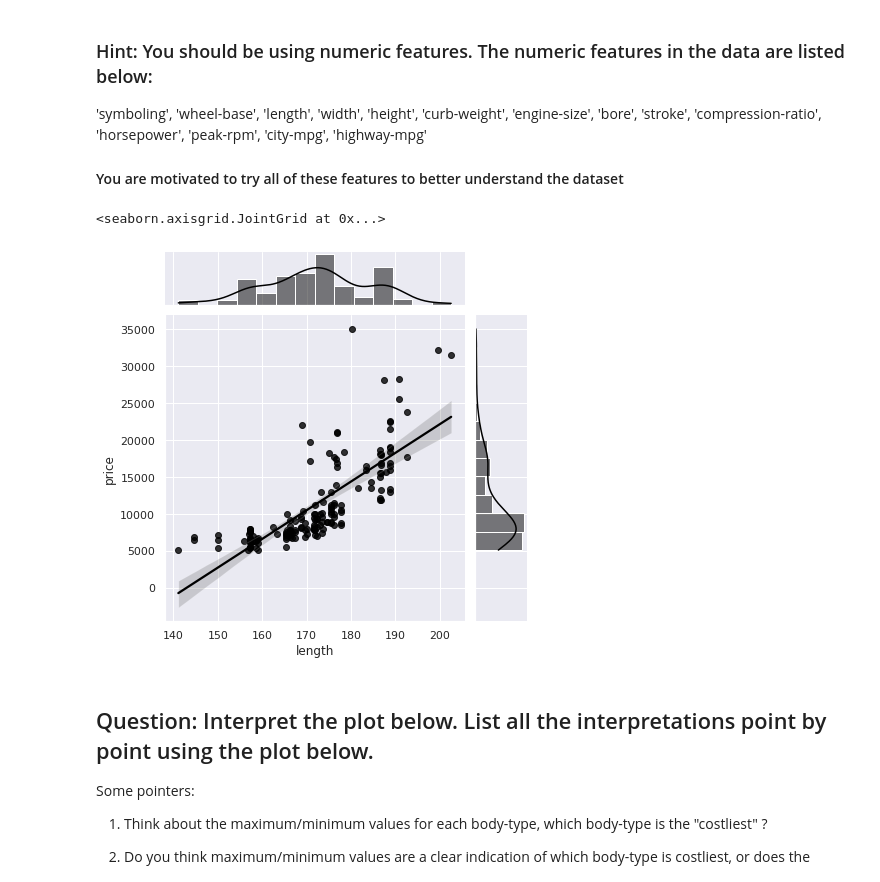
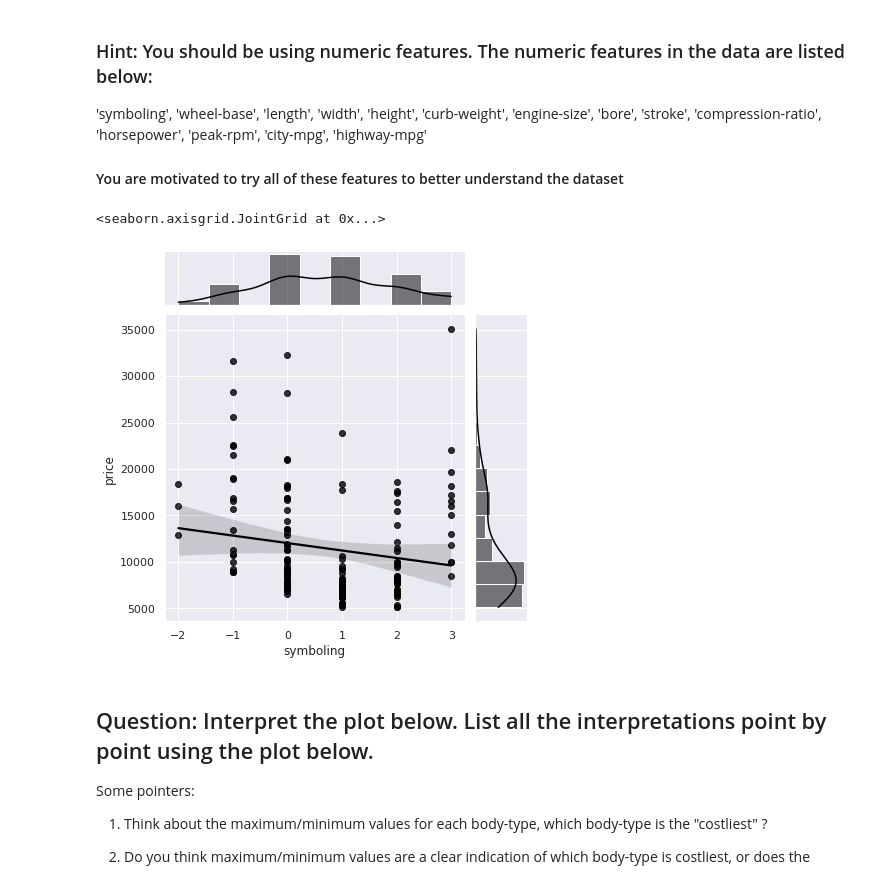
Before and after one commit to SaiSruthi91/Module2-Lab1, a Jupyter notebook: Mod2_Lab1.ipynb, the cells around one changed output. Cells and saved outputs as stored; diff of their text form; code cells hidden in the pictures.

```diff
--- a/Mod2_Lab1.ipynb
+++ b/Mod2_Lab1.ipynb
@@ -161,16 +161,16 @@ An example is shown below, with "highway-mpg" where MPG is miles per gallon.
 # %%
 ############################
 ### CHANGE THE CODE HERE ###
 
-feature = "length"
+feature = "symboling"
 
 ############################
 
 
 sns.jointplot(x=pd.to_numeric(X[feature]), y = y, kind="reg", color = 'black')
 # %% [output]
 <seaborn.axisgrid.JointGrid at 0x...>
-[figure, old version]
+[figure, new version]
 # %% [markdown]
 ## Question: Interpret the plot below. List all the interpretations point by point using the plot below.
 
```
